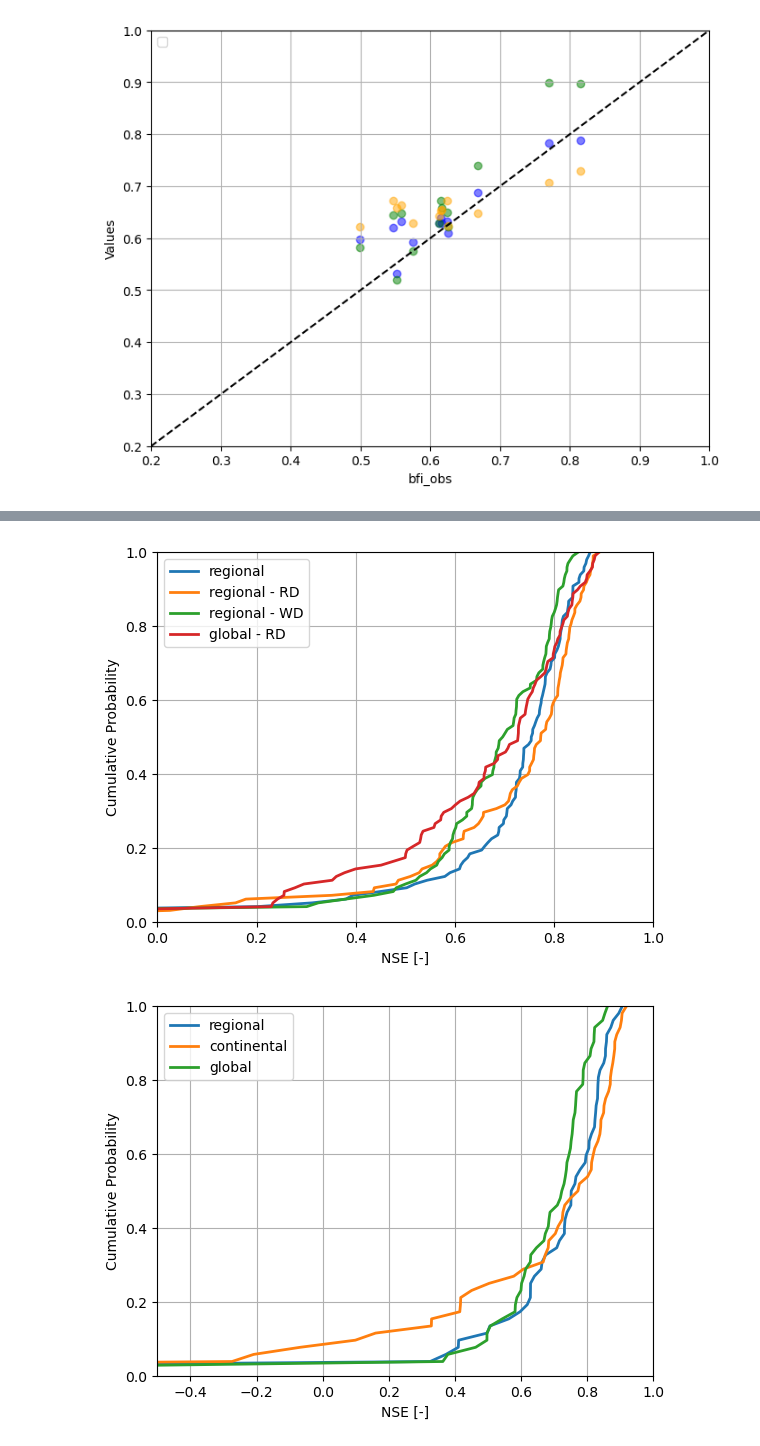
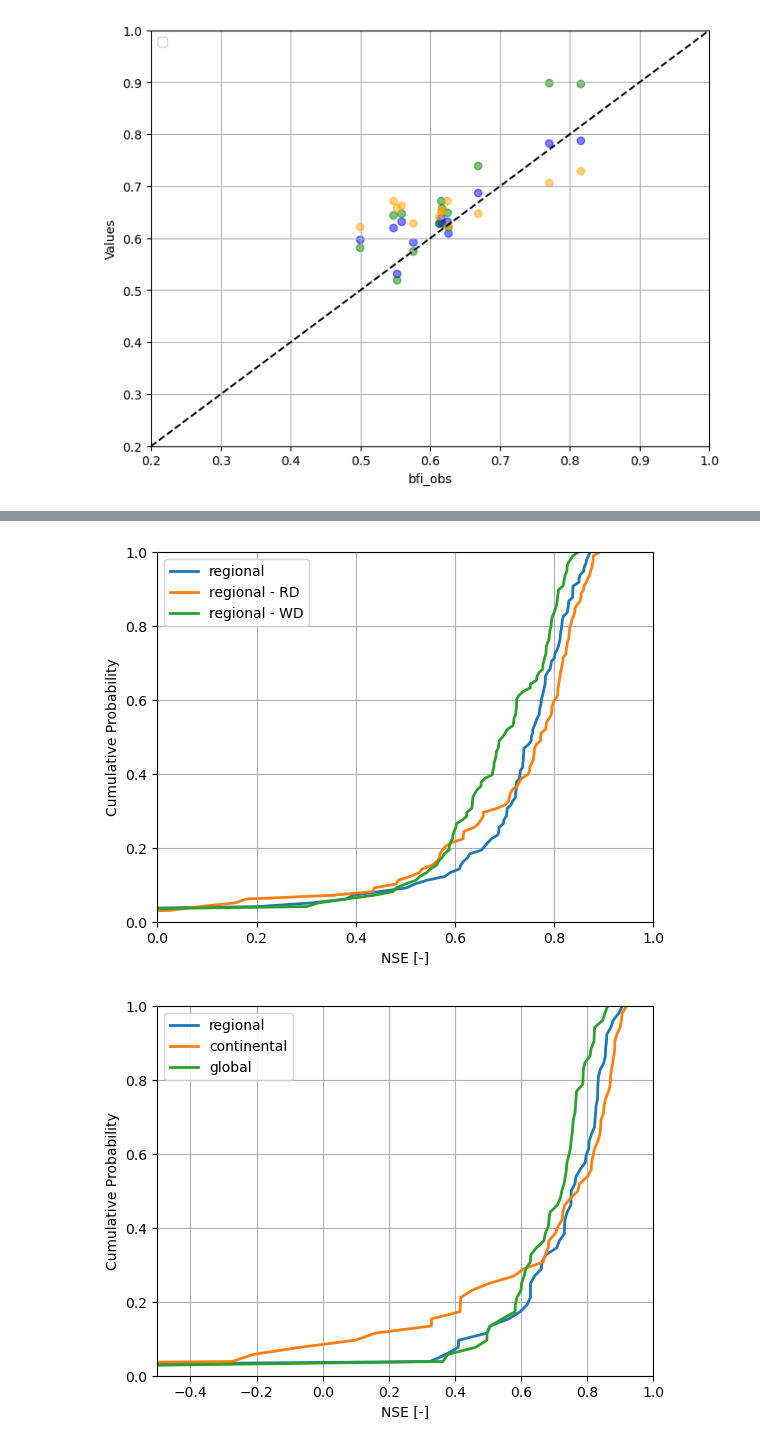
Before and after one commit to thiagovmdon/estreams_superflexpy, a Jupyter notebook: code/03_modelling_distributed_Moselle_SUMAX_WD.ipynb, the cells around one changed output, grey strips where cells are left out. Cells and saved outputs as stored; diff of their text form; code cells hidden in the pictures.

```diff
--- a/code/03_modelling_distributed_Moselle_SUMAX_WD.ipynb
+++ b/code/03_modelling_distributed_Moselle_SUMAX_WD.ipynb
@@ -1543,15 +1543,15 @@ rootdepth_mean = np.load(path_inputs+'\\rootdepth_mean.npy', allow_pickle=True).
 waterdeficit_mean= np.load(path_inputs+'\\waterdeficit_mean.npy', allow_pickle=True).item()
 
 
-#output_regional_wd = run_model_superflexpy_wd(catchments_ids = catchments_ids, best_params_dict_model = best_params_dict_model_r_WD_1, perm_areas = perm_areas, waterdeficit_mean = waterdeficit_mean)
-#output_regional_rd = run_model_superflexpy_wd_rd(catchments_ids = catchments_ids, best_params_dict_model = best_params_dict_model_r_RD_1, perm_areas = perm_areas, waterdeficit_mean = rootdepth_mean)
-#output_regional = run_model_superflexpy(catchments_ids = catchments_ids, best_params_dict_model = best_params_dict_model_r_1, perm_areas = perm_areas)
+output_regional_wd = run_model_superflexpy_wd(catchments_ids = catchments_ids, best_params_dict_model = best_params_dict_model_r_WD_1, perm_areas = perm_areas, waterdeficit_mean = waterdeficit_mean)
+output_regional_rd = run_model_superflexpy_wd_rd(catchments_ids = catchments_ids, best_params_dict_model = best_params_dict_model_r_RD_1, perm_areas = perm_areas, waterdeficit_mean = rootdepth_mean)
+output_regional = run_model_superflexpy(catchments_ids = catchments_ids, best_params_dict_model = best_params_dict_model_r_1, perm_areas = perm_areas)
 #output_global_rd = run_model_superflexpy_wd_rd(catchments_ids = catchments_ids, best_params_dict_model = best_params_dict_model_g_RD_1, perm_areas = perm_areasglobal, waterdeficit_mean = rootdepth_mean)
 
-#nse_results_cal_r_1_100_wd = generate_nse_results(catchments_ids, pd.date_range('2002-01-01', '2014-12-31', freq='D'), output_regional_wd)
-#nse_results_cal_r_1_100_rd = generate_nse_results(catchments_ids, pd.date_range('2002-01-01', '2014-12-31', freq='D'), output_regional_rd)
-#nse_results_cal_r_1_100 = generate_nse_results(catchments_ids, pd.date_range('2002-01-01', '2014-12-31', freq='D'), output_regional)
-nse_results_cal_g_1_100_rd = generate_nse_results(catchments_ids, pd.date_range('2002-01-01', '2014-12-31', freq='D'), output_global_rd)
+nse_results_cal_r_1_100_wd = generate_nse_results(catchments_ids, pd.date_range('2002-01-01', '2014-12-31', freq='D'), output_regional_wd)
+nse_results_cal_r_1_100_rd = generate_nse_results(catchments_ids, pd.date_range('2002-01-01', '2014-12-31', freq='D'), output_regional_rd)
+nse_results_cal_r_1_100 = generate_nse_results(catchments_ids, pd.date_range('2002-01-01', '2014-12-31', freq='D'), output_regional)
+#nse_results_cal_g_1_100_rd = generate_nse_results(catchments_ids, pd.date_range('2002-01-01', '2014-12-31', freq='D'), output_global_rd)
 # %%
 #kge_results_cal_r_1_100_wd = generate_kge_results(catchments_ids, pd.date_range('2002-01-01', '2014-12-31', freq='D'), output_regional_wd)
 #kge_results_cal_r_1_100_rd = generate_kge_results(catchments_ids, pd.date_range('2002-01-01', '2014-12-31', freq='D'), output_regional_rd)
@@ -1907,18 +1907,18 @@ data_diff_cal = data_diff_cal.loc[~data_diff_cal.index.isin(list_cal)]
 data_diff_cal["nse_r1"] = nse_results_cal_r_1_100.set_index("basin", inplace = False).nse
 data_diff_cal["nse_rd1"] = nse_results_cal_r_1_100_rd.set_index("basin", inplace = False).nse
 data_diff_cal["nse_wd1"] = nse_results_cal_r_1_100_wd.set_index("basin", inplace = False).nse
-data_diff_cal["nse_grd1"] = nse_results_cal_g_1_100_rd.set_index("basin", inplace = False).nse
+#data_diff_cal["nse_grd1"] = nse_results_cal_g_1_100_rd.set_index("basin", inplace = False).nse
 
 data_diff_cal["nse_bfi_r1"] = nse_results_cal_r_1_100.set_index("basin", inplace = False).nse_value_bfi
 data_diff_cal["nse_bfi_rd1"] = nse_results_cal_r_1_100_rd.set_index("basin", inplace = False).nse_value_bfi
 data_diff_cal["nse_bfi_wd1"] = nse_results_cal_r_1_100_wd.set_index("basin", inplace = False).nse_value_bfi
-data_diff_cal["nse_bfi_grd1"] = nse_results_cal_g_1_100_rd.set_index("basin", inplace = False).nse_value_bfi
+#data_diff_cal["nse_bfi_grd1"] = nse_results_cal_g_1_100_rd.set_index("basin", inplace = False).nse_value_bfi
 
 data_diff_cal["bfi_obs"] = nse_results_cal_r_1_100.set_index("basin", inplace = False).bfi_obs
 data_diff_cal["bfi_r1"] = nse_results_cal_r_1_100.set_index("basin", inplace = False).bfi_sim
 data_diff_cal["bfi_rd1"] = nse_results_cal_r_1_100_rd.set_index("basin", inplace = False).bfi_sim
 data_diff_cal["bfi_wd1"] = nse_results_cal_r_1_100_wd.set_index("basin", inplace = False).bfi_sim
-data_diff_cal["bfi_grd1"] = nse_results_cal_g_1_100_rd.set_index("basin", inplace = False).bfi_sim
+#data_diff_cal["bfi_grd1"] = nse_results_cal_g_1_100_rd.set_index("basin", inplace = False).bfi_sim
 
 data_diff_cal = data_diff_cal[data_diff_cal.nse_r1 > -10.0]
 data_diff_cal
@@ -1942,37 +1986,37 @@ import matplotlib.pyplot as plt
 import numpy as np
 
 # Remove NaN values from the NSE columns before sorting
 nse_values_1 = np.sort(data_diff_cal["nse_r1"].dropna())
 nse_values_2 = np.sort(data_diff_cal["nse_rd1"].dropna())
 nse_values_3 = np.sort(data_diff_cal["nse_wd1"].dropna())
-nse_values_4 = np.sort(data_diff_cal["nse_grd1"].dropna())
+#nse_values_4 = np.sort(data_diff_cal["nse_grd1"].dropna())
 
 # Compute cumulative distribution correctly
 cumulative_1 = np.arange(1, len(nse_values_1) + 1) / len(nse_values_1)
 cumulative_2 = np.arange(1, len(nse_values_2) + 1) / len(nse_values_2)
 cumulative_3 = np.arange(1, len(nse_values_3) + 1) / len(nse_values_3)
-cumulative_4 = np.arange(1, len(nse_values_4) + 1) / len(nse_values_4)
+#cumulative_4 = np.arange(1, len(nse_values_4) + 1) / len(nse_values_4)
 
 # Plot cumulative distributions
 plt.plot(nse_values_1, cumulative_1, label="regional", linewidth=2)
 plt.plot(nse_values_2, cumulative_2, label="regional - RD", linewidth=2)
 plt.plot(nse_values_3, cumulative_3, label="regional - WD", linewidth=2)
-plt.plot(nse_values_4, cumulative_3, label="global - RD", linewidth=2)
+#plt.plot(nse_values_4, cumulative_3, label="global - RD", linewidth=2)
 
 # Labels and legend
 plt.xlabel("NSE [-]")
 plt.xlim(-0.0, 1)
 plt.ylim(0, 1)
 
 plt.ylabel("Cumulative Probability")
 #plt.title("Cumulative Distribution of NSE Value BFI")
 plt.legend()
 plt.grid()
 
 # Show plot
 plt.show()
 # %% [output]
-[figure, old version]
+[figure, new version]
 # %%
 import matplotlib.pyplot as plt
 import numpy as np
```
Also changed, not shown: parts of 15 cells of this notebook, 1 other file.
